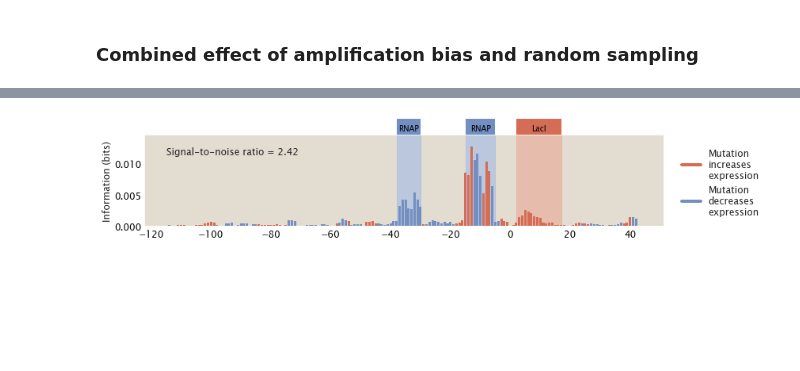
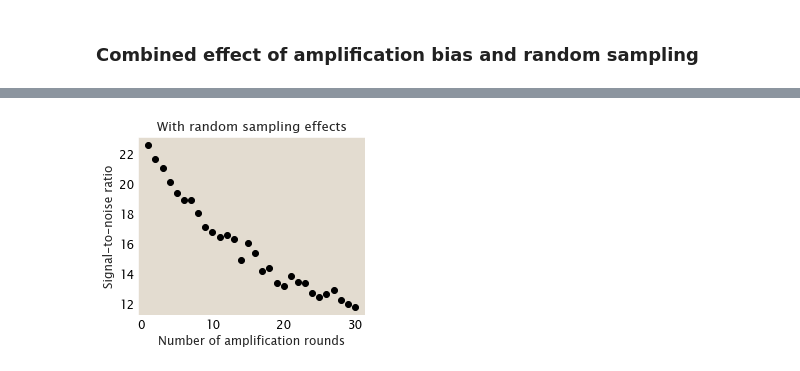
Before and after one commit to RPGroup-PBoC/theoretical_regseq, a Jupyter notebook: notebooks/noise/experimental_noise.ipynb, the cells around one changed output, grey strips where cells are left out. Drawn from its saved outputs; the diff is of its cells as text; code cells hidden in the pictures; blank space fills up the shorter version.

```diff
--- a/notebooks/noise/experimental_noise.ipynb
+++ b/notebooks/noise/experimental_noise.ipynb
@@ -95,0 +96,9 @@ tregs.footprint.plot_footprint(promoter, df, region_params,
+# %%
+mutant_bank = []
+for i in range(50):
+    mutants = np.unique(tregs.wgregseq.mutations_rand(promoter,
+                                                rate=0.1,
+                                                num_mutants=5000,
+                                                number_fixed=True,
+                                                keep_wildtype=True))
+    mutant_bank.append(mutants)
@@ -142,7 +198,7 @@ df['ct_1_amplified'] = df.apply(lambda row: append_amplified_count(row['ct_1'],
 df['ct_1_amplified'] = df['ct_1_amplified'] / max(df['ct_1_amplified']) * 10**4
 df['norm_ct_1'] = df['ct_1_amplified'] / df['ct_0']
 
-df_random = random_sampling(df, n=5000)
+df_random = random_sampling(df, n=2500)
 # %%
 region_params = [(-38, -30, 'P', 'RNAP'), (-15, -5, 'P', 'RNAP'), (2, 17, 'R', 'LacI')]
 tregs.footprint.plot_footprint(promoter, df_random, region_params,
@@ -171,6 +247,10 @@ df_random = random_sampling(df, n=5000)
-# %%
-region_params = [(-38, -30, 'P', 'RNAP'), (-15, -5, 'P', 'RNAP'), (2, 17, 'R', 'LacI')]
-tregs.footprint.plot_footprint(promoter, df_random, region_params,
-                               outfile='../../figs/experimental_noise2.png')
-# %% [output]
-[figure, removed]
+# %%
+fig, ax = plt.subplots(figsize=(4,3.5))
+ax.scatter(l_rounds, stn_random_sampling, color='k')
+ax.set_xlabel('Number of amplification rounds')
+ax.set_ylabel('Signal-to-noise ratio')
+ax.set_title('With random sampling effects', fontsize=13)
+plt.tight_layout()
+plt.savefig('../../figs/amplification_bias_random_sampling.png', dpi=300)
+# %% [output]
+[figure, added]
```
Also changed, not shown: parts of 8 cells of this notebook, 13 other files.
